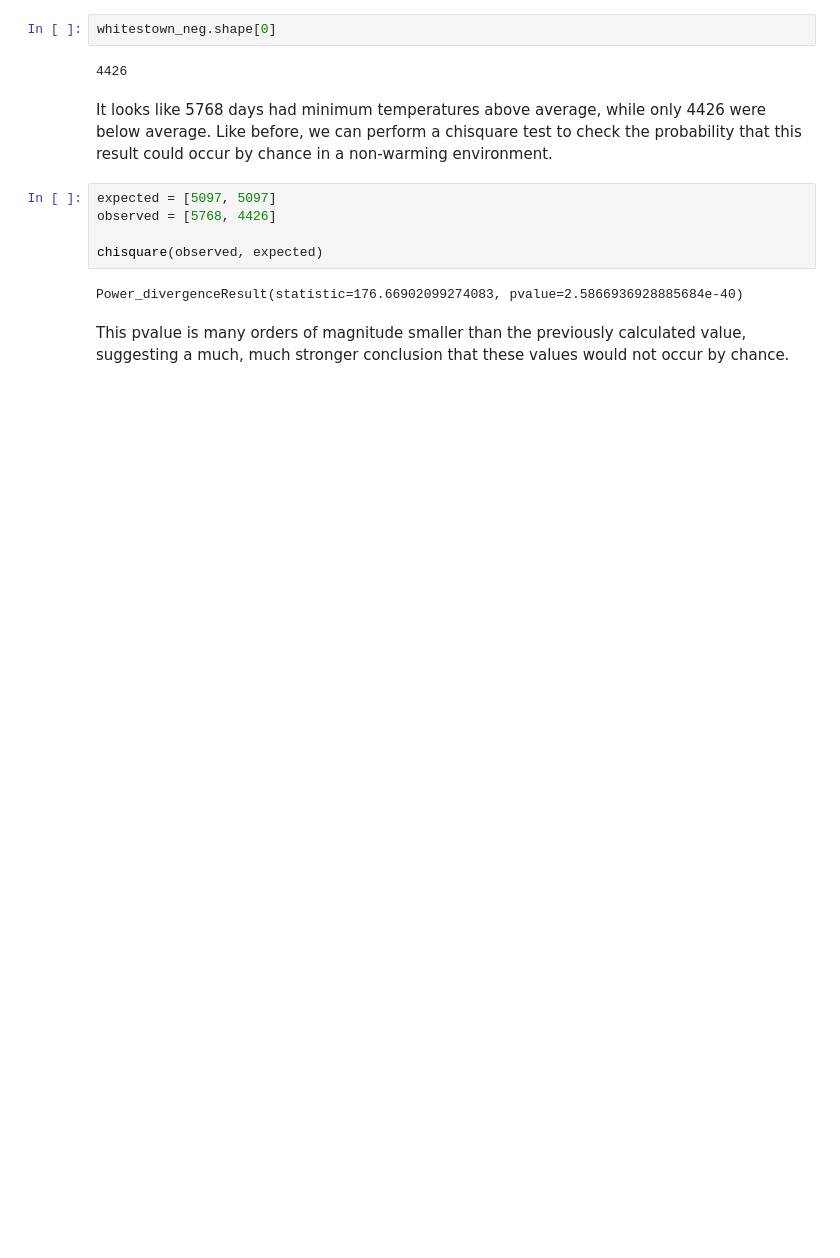
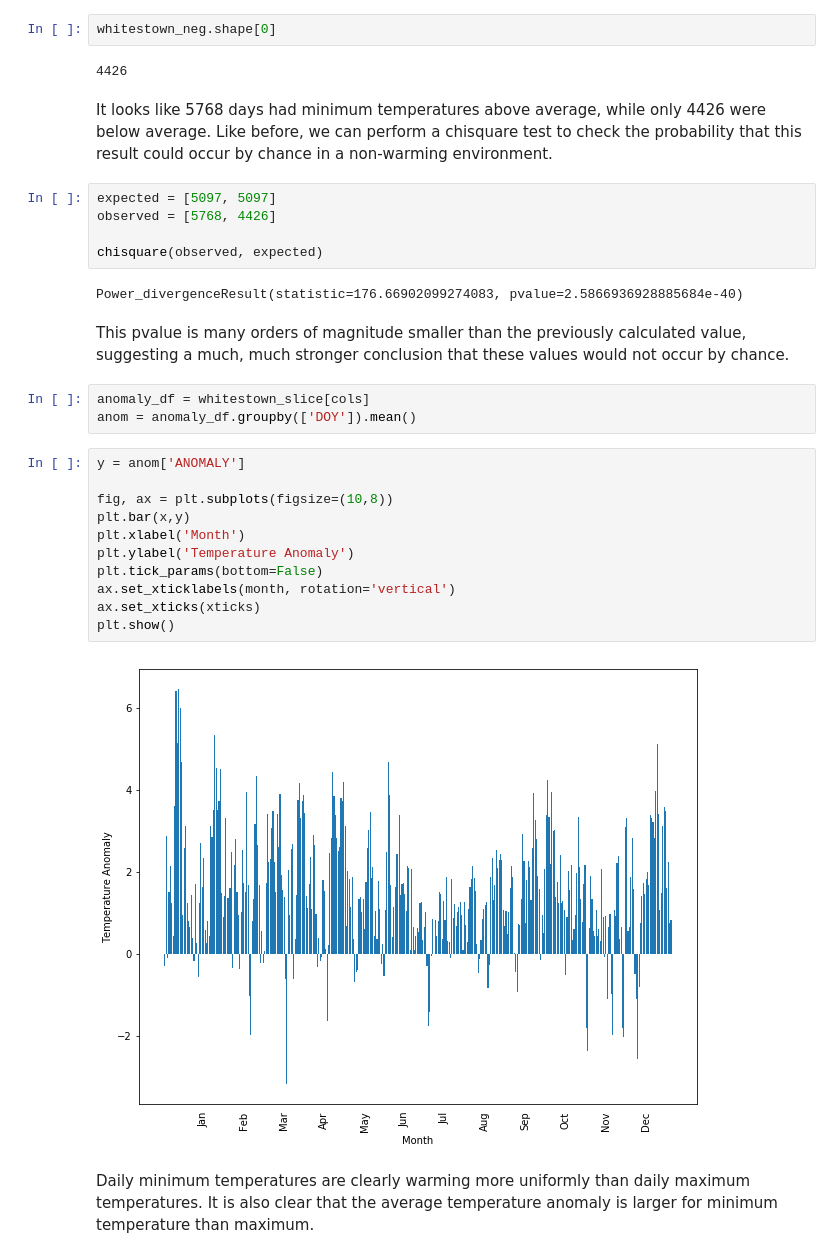
Before and after one commit to jameshonea/Temperature-Anomaly-Daily, a Jupyter notebook: dailytempanomaly.ipynb, the cells around one changed output. Cells and saved outputs as stored; diff of their text form; blank space fills up the shorter version.

```diff
--- a/dailytempanomaly.ipynb
+++ b/dailytempanomaly.ipynb
@@ -180,3 +161,21 @@ chisquare(observed, expected)
 Power_divergenceResult(statistic=176.66902099274083, pvalue=2.5866936928885684e-40)
 # %% [markdown]
 This pvalue is many orders of magnitude smaller than the previously calculated value, suggesting a much, much stronger conclusion that these values would not occur by chance.
+# %%
+anomaly_df = whitestown_slice[cols]
+anom = anomaly_df.groupby(['DOY']).mean()
+# %%
+y = anom['ANOMALY']
+
+fig, ax = plt.subplots(figsize=(10,8))
+plt.bar(x,y)
+plt.xlabel('Month')
+plt.ylabel('Temperature Anomaly')
+plt.tick_params(bottom=False)
+ax.set_xticklabels(month, rotation='vertical')
+ax.set_xticks(xticks)
+plt.show()
+# %% [output]
+[figure, added]
+# %% [markdown]
+Daily minimum temperatures are clearly warming more uniformly than daily maximum temperatures. It is also clear that the average temperature anomaly is larger for minimum temperature than maximum.
```
Also changed, not shown: parts of 2 cells of this notebook.
